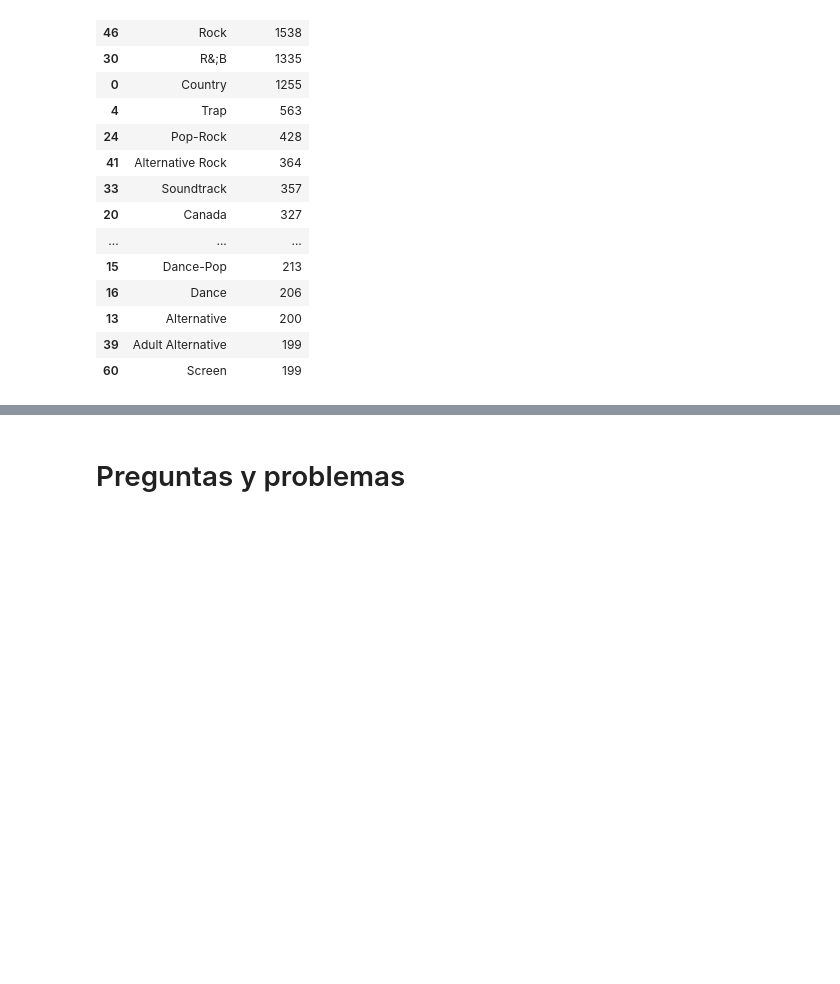
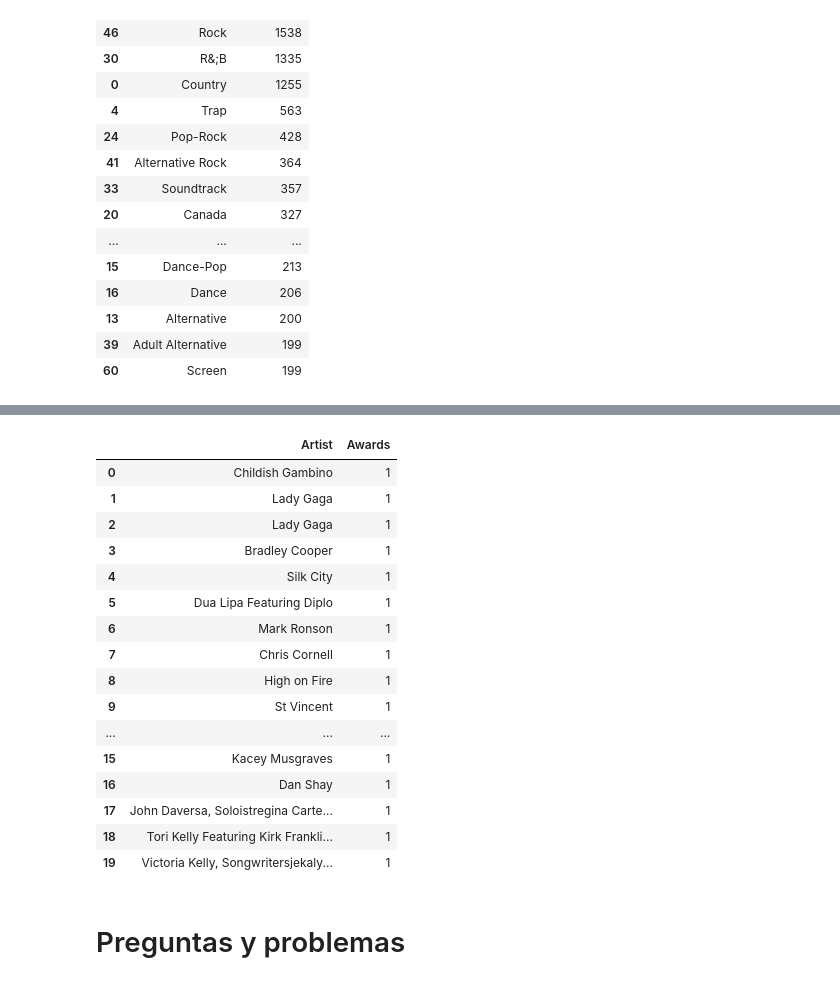
Before and after one commit to Litr0/Proyecto-Mineria, a Jupyter notebook: Hito1.ipynb, the cells around one changed output, grey strips where cells are left out. Drawn from its saved outputs; the diff is of its cells as text; code cells hidden in the pictures; blank space fills up the shorter version.

```diff
--- a/Hito1.ipynb
+++ b/Hito1.ipynb
@@ -27,7 +27,7 @@ spotifyWeeklyTop = pd.read_csv('data/spotifyWeeklyTop200Streams.csv')
 songAttributes = pd.read_csv('data/songAttributes_1999-2019.csv')
 riaaSingleCerts = pd.read_csv('data/riaaSingleCerts_1999-2019.csv')
 riaaAlbumCerts = pd.read_csv('data/riaaAlbumCerts_1999-2019.csv')
-grammySongs = pd.read_csv('data/grammySongs_1999-2019.csv')
+grammySongs = pd.read_csv('data/grammySongs_1999-2019.csv', sep = ';')
 grammyAlbums = pd.read_csv('data/grammyAlbums_199-2019.csv')
 billboardHot100 = pd.read_csv('data/billboardHot100_1999-2019.csv')
 # %%
@@ -106,0 +113,3 @@ ax = artist_p.plot.bar(x= 'Artist', y = 'Followers', stacked= True)
+# %%
+winners = grammySongs.loc[:, ['Artist']]
+winners.head(20)
@@ -107,3 +134,32 @@ ax = artist_p.plot.bar(x= 'Artist', y = 'Followers', stacked= True)
+# %%
+# Artistas con mas premios por sus canciones.
+dicci = {}
+for row, col in winners.iterrows():
+    aux = col['Artist'].split('&')
+    for k in aux:
+        if k in aux:
+            dicci[k] = dicc.get(k,0) + 1
+# %%
+gen3 = pd.DataFrame([[key, dicci[key]] for key in dicci.keys()], columns=['Artist', 'Awards'])
+gen3.head(20)
+# %% [output]
+|  | Artist | Awards |
+| 0 | Childish Gambino | 1 |
+| 1 | Lady Gaga | 1 |
+| 2 | Lady Gaga | 1 |
+| 3 | Bradley Cooper | 1 |
+| 4 | Silk City | 1 |
+| 5 | Dua Lipa Featuring Diplo | 1 |
+| 6 | Mark Ronson | 1 |
+| 7 | Chris Cornell | 1 |
+| 8 | High on Fire | 1 |
+| 9 | St Vincent | 1 |
+| ... | ... | ... |
+| 15 | Kacey Musgraves | 1 |
+| 16 | Dan Shay | 1 |
+| 17 | John Daversa, Soloistregina Carte... | 1 |
+| 18 | Tori Kelly Featuring Kirk Frankli... | 1 |
+| 19 | Victoria Kelly, Songwritersjekaly... | 1 |
 # %% [markdown]
 # Preguntas y problemas
 # %% [markdown]
```
Also changed, not shown: parts of 6 cells of this notebook.
